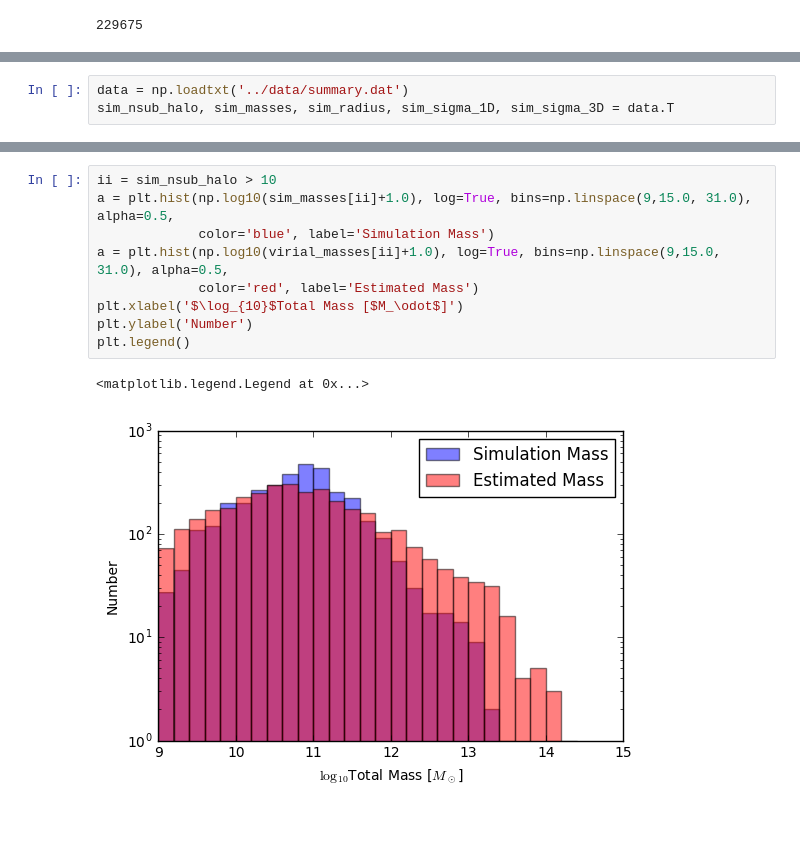
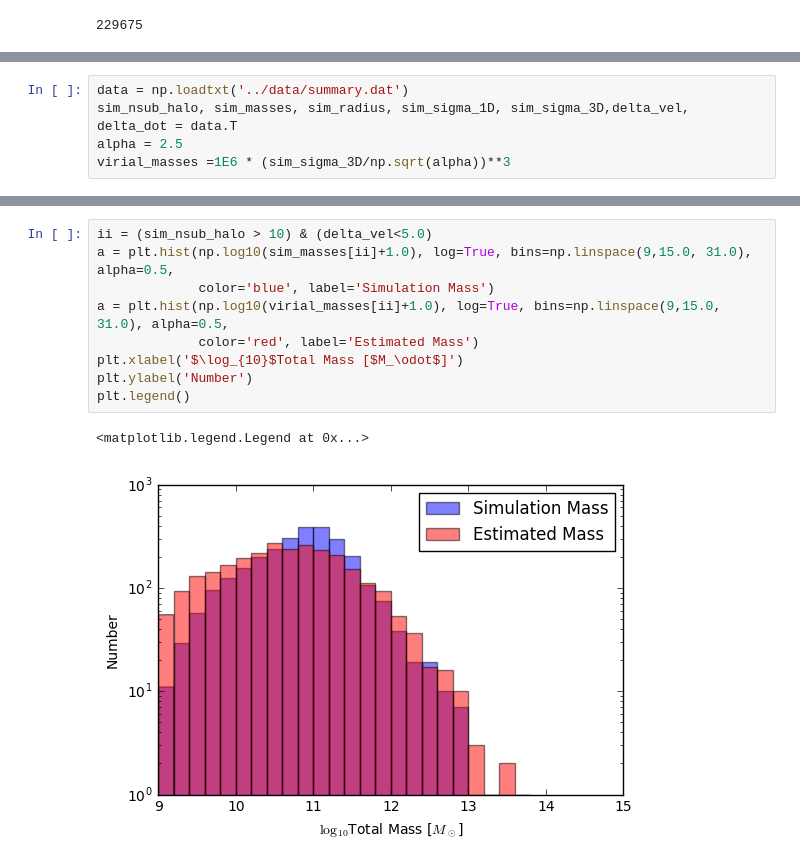
Before and after one commit to forero/IllustrisGroups, a Jupyter notebook: src/group_exploration.ipynb, the cells around one changed output, grey strips where cells are left out. Saved outputs shown, nothing was run; the diff lists cells and outputs as text; blank space fills up the shorter version.

```diff
--- a/src/group_exploration.ipynb
+++ b/src/group_exploration.ipynb
@@ -96,7 +113,9 @@ np.savetxt('../data/summary.dat', a,
 22960 22967
 # %%
 data = np.loadtxt('../data/summary.dat')
-sim_nsub_halo, sim_masses, sim_radius, sim_sigma_1D, sim_sigma_3D = data.T
+sim_nsub_halo, sim_masses, sim_radius, sim_sigma_1D, sim_sigma_3D,delta_vel, delta_dot = data.T
+alpha = 2.5
+virial_masses =1E6 * (sim_sigma_3D/np.sqrt(alpha))**3
 # %%
 plt.xscale('log')
 plt.yscale('log')
@@ -156,12 +192,12 @@ ax.set_xlim([1E8, 1E14])
 # %%
-ii = sim_nsub_halo > 10
+ii = (sim_nsub_halo > 10) & (delta_vel<5.0)
 a = plt.hist(np.log10(sim_masses[ii]+1.0), log=True, bins=np.linspace(9,15.0, 31.0), alpha=0.5,
              color='blue', label='Simulation Mass')
 a = plt.hist(np.log10(virial_masses[ii]+1.0), log=True, bins=np.linspace(9,15.0, 31.0), alpha=0.5,
              color='red', label='Estimated Mass')
 plt.xlabel('$\log_{10}$Total Mass [$M_\odot$]')
 plt.ylabel('Number')
 plt.legend()
 # %% [output]
 <matplotlib.legend.Legend at 0x...>
-[figure, old version]
+[figure, new version]
```
Also changed, not shown: parts of 6 cells of this notebook.
